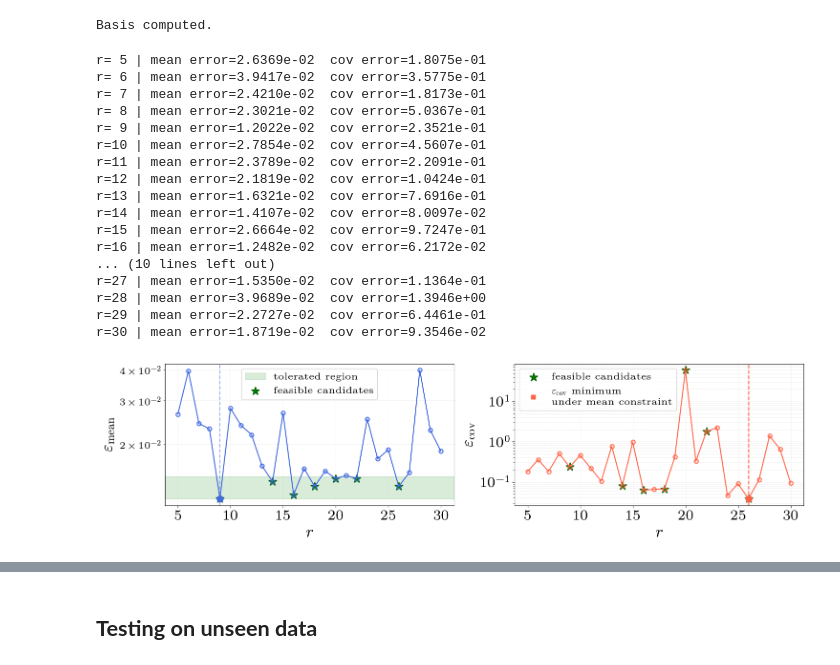
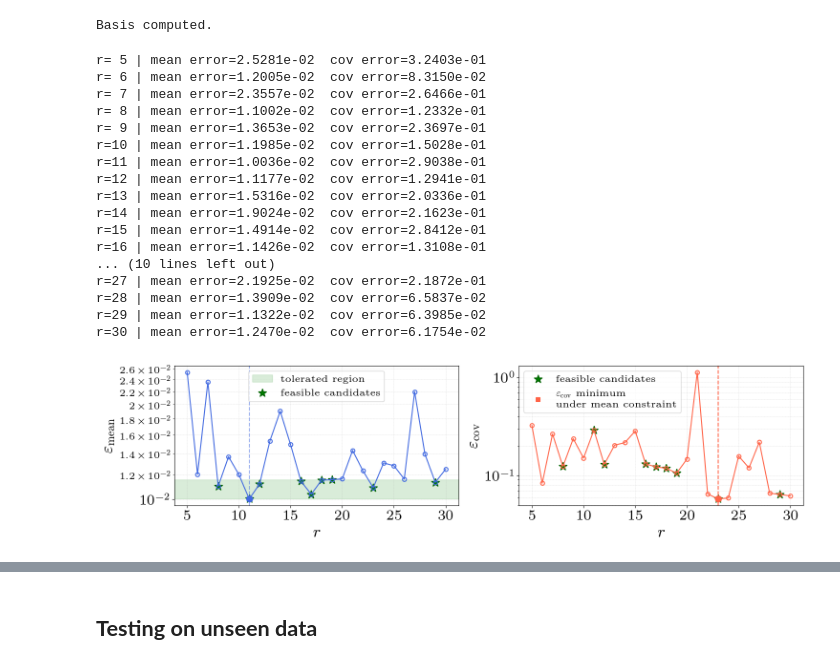
Before and after one commit to hyeonghun1/CapillaryWaveTurbulence, a Jupyter notebook: main.ipynb, the cells around one changed output, grey strips where cells are left out. Saved outputs shown, nothing was run; the diff lists cells and outputs as text; code cells hidden in the pictures.

```diff
--- a/main.ipynb
+++ b/main.ipynb
@@ -34,6 +37,6 @@ power_labels = {
 }
 # %%
-power = "0p04"
+power = "0p10"
 
 dataset = stoOpinf.QDataset.load(power, power_labels[power]).preprocess()
 X, t, x, nx = dataset.Q, dataset.t, dataset.x, dataset.nx
@@ -42,27 +45,17 @@ X_split, Xstate_all, X_mean, tt = dataset.Q_split, dataset.Qstate_all, dataset.X
 T, X = np.meshgrid(tt, x)
 Z = Xstate_all.mean(axis=1)
 
-fig = plt.figure(figsize=(15, 4))
-
-# 3D surface plot
-ax1 = fig.add_subplot(1, 2, 1, projection='3d')
-
-surf = ax1.plot_surface(
-    X, T, Z, cmap='jet', edgecolor='none'
-)
-ax1.set_xlabel('x [$\\mu$m]', fontsize=20)
-ax1.set_ylabel('Time [s]', fontsize=20)
+fig = plt.figure(figsize=(8, 4))
+ax = fig.add_subplot(111)
 
 # 2D colormap
-ax2 = fig.add_subplot(1, 2, 2)
-
-pcm = ax2.pcolormesh(
+pcm = ax.pcolormesh(
     T, X, Z, shading='auto', cmap='jet'
 )
-ax2.set_xlabel('Time [s]', fontsize=20)
-ax2.set_ylabel('x [$\\mu$m]', fontsize=20)
+ax.set_xlabel('Time [s]', fontsize=20)
+ax.set_ylabel('x [$\\mu$m]', fontsize=20)
 
-cbar = fig.colorbar(pcm, ax=ax2)
+cbar = fig.colorbar(pcm, ax=ax)
 cbar.set_label('Surface displacement\n[$\\mu$m]', fontsize=18)
 
 plt.tight_layout()
@@ -141,7 +131,7 @@ for r in r_candidates:
     Cr = np.stack([np.cov(Xr_temp[:, :, k])
                         for k in range(s)], axis=2)
 
-    data = stoOpinf.StochasticOpInfTrainingData(Er, Cr, Xr_temp, u_train, Vr_temp, h_test)
+    data = stoOpinf.StochasticOpInfTrainingData(Er, Cr, Xr_temp, u_input, Vr_temp, h_test)
     grid = stoOpinf.RegularizationGrid(N_reg, H_reg, B_loop, get_lambda, seed_test)
     results = stoOpinf.run_grid_search(data, grid, isbilinear, isBu, sigma)
 
@@ -160,23 +150,23 @@ for r in r_candidates:
     print(f"r={r:2d} | mean error={E_error[best_ii, best_jj]:.4e}  "
             f"cov error={C_error[best_ii, best_jj]:.4e}")
 # %% [output]
-r= 5 | mean error=2.6369e-02  cov error=1.8075e-01
-r= 6 | mean error=3.9417e-02  cov error=3.5775e-01
-r= 7 | mean error=2.4210e-02  cov error=1.8173e-01
-r= 8 | mean error=2.3021e-02  cov error=5.0367e-01
-r= 9 | mean error=1.2022e-02  cov error=2.3521e-01
-r=10 | mean error=2.7854e-02  cov error=4.5607e-01
-r=11 | mean error=2.3789e-02  cov error=2.2091e-01
-r=12 | mean error=2.1819e-02  cov error=1.0424e-01
-r=13 | mean error=1.6321e-02  cov error=7.6916e-01
-r=14 | mean error=1.4107e-02  cov error=8.0097e-02
-r=15 | mean error=2.6664e-02  cov error=9.7247e-01
-r=16 | mean error=1.2482e-02  cov error=6.2172e-02
+r= 5 | mean error=2.5281e-02  cov error=3.2403e-01
+r= 6 | mean error=1.2005e-02  cov error=8.3150e-02
+r= 7 | mean error=2.3557e-02  cov error=2.6466e-01
+r= 8 | mean error=1.1002e-02  cov error=1.2332e-01
+r= 9 | mean error=1.3653e-02  cov error=2.3697e-01
+r=10 | mean error=1.1985e-02  cov error=1.5028e-01
+r=11 | mean error=1.0036e-02  cov error=2.9038e-01
+r=12 | mean error=1.1177e-02  cov error=1.2941e-01
+r=13 | mean error=1.5316e-02  cov error=2.0336e-01
+r=14 | mean error=1.9024e-02  cov error=2.1623e-01
+r=15 | mean error=1.4914e-02  cov error=2.8412e-01
+r=16 | mean error=1.1426e-02  cov error=1.3108e-01
 ... (10 lines left out)
-r=27 | mean error=1.5350e-02  cov error=1.1364e-01
-r=28 | mean error=3.9689e-02  cov error=1.3946e+00
-r=29 | mean error=2.2727e-02  cov error=6.4461e-01
-r=30 | mean error=1.8719e-02  cov error=9.3546e-02
+r=27 | mean error=2.1925e-02  cov error=2.1872e-01
+r=28 | mean error=1.3909e-02  cov error=6.5837e-02
+r=29 | mean error=1.1322e-02  cov error=6.3985e-02
+r=30 | mean error=1.2470e-02  cov error=6.1754e-02
 # %%
 r_candidates = np.array(sorted(r_results.keys()))
 
@@ -200,7 +190,7 @@ r_opt_C_given_E = r_candidates[r_opt_C_given_E_idx]
 r_opt_E   = r_candidates[np.argmin(E_errs)]
 r_opt_C   = r_candidates[np.argmin(C_errs)]
 
-
+# Plotting
 fig, axes = plt.subplots(1, 2, figsize=(15, 4))
 
 labels = ['mean', 'covariance']
@@ -211,10 +201,8 @@ for ax, vals, label, color, r_best in zip(
     axes, vals_list, labels, colors,
     [r_opt_E, r_opt_C]
 ):
-
     ax.plot(r_candidates, vals, '-o', color=color, linewidth=1.5,
             markerfacecolor='none', markeredgewidth=1.5, markersize=6)
-
 
     # E-feasible
     if label == 'mean':
@@ -224,13 +212,11 @@ for ax, vals, label, color, r_best in zip(
             alpha=0.15,
             label='tolerated region'
         )
-
         ax.scatter(r_candidates[valid_mask],
                 E_errs[valid_mask],
                 color='green',
                 s=150, marker='*', edgecolors='darkgreen', linewidths=1.5,
                 label='feasible candidates')
-
 
     # C plot
     if label == 'covariance':
@@ -241,38 +227,34 @@ for ax, vals, label, color, r_best in zip(
                 s=150, marker='*', edgecolors='darkgreen', linewidths=1.5,
                 label='feasible candidates')
 
         ax.scatter(r_candidates[r_opt_C_given_E_idx],
                 C_errs[r_opt_C_given_E_idx],
                 color='tomato',
                 s=40, marker='s', edgecolors='tomato', linewidths=1.5,
                 #    zorder=6,
                 label='$\\varepsilon_{\\text{cov}}$ minimum \nunder mean constraint')
 
         ax.axvline(r_candidates[r_opt_C_given_E_idx],
                 color='tomato', linestyle='--', linewidth=1.5)
 
     # standard optima
     best_idx = np.where(r_candidates == r_best)[0][0]
     ax.scatter(r_best, vals[best_idx], color=color, s=90, zorder=5)
     ax.axvline(r_best, color=color, linestyle='--', alpha=0.5)
 
-
     ax.set_xlabel('$r$', fontsize=25)
     ax.grid(True, which='both', linestyle='--', linewidth=0.4, alpha=0.5)
 
 axes[0].set_ylabel('$\\varepsilon_{\\text{mean}}$', fontsize=25)
 axes[1].set_ylabel('$\\varepsilon_{\\text{cov}}$', fontsize=25)
 axes[0].tick_params(axis='both', which='major', labelsize=20)
 axes[1].tick_params(axis='both', which='major', labelsize=20)
 
-axes[0].set_yscale('log')
-axes[1].set_yscale('log')
-
-axes[0].legend(fontsize=15)
-axes[1].legend(fontsize=15)
+axes[0].set_yscale('log'), axes[1].set_yscale('log')
+axes[0].legend(fontsize=15), axes[1].legend(fontsize=15)
 
 plt.tight_layout()
 plt.show()
 # %% [output]
-[figure, old version]
+[figure, new version]
 # %%
```
Also changed, not shown: parts of 8 cells of this notebook.
